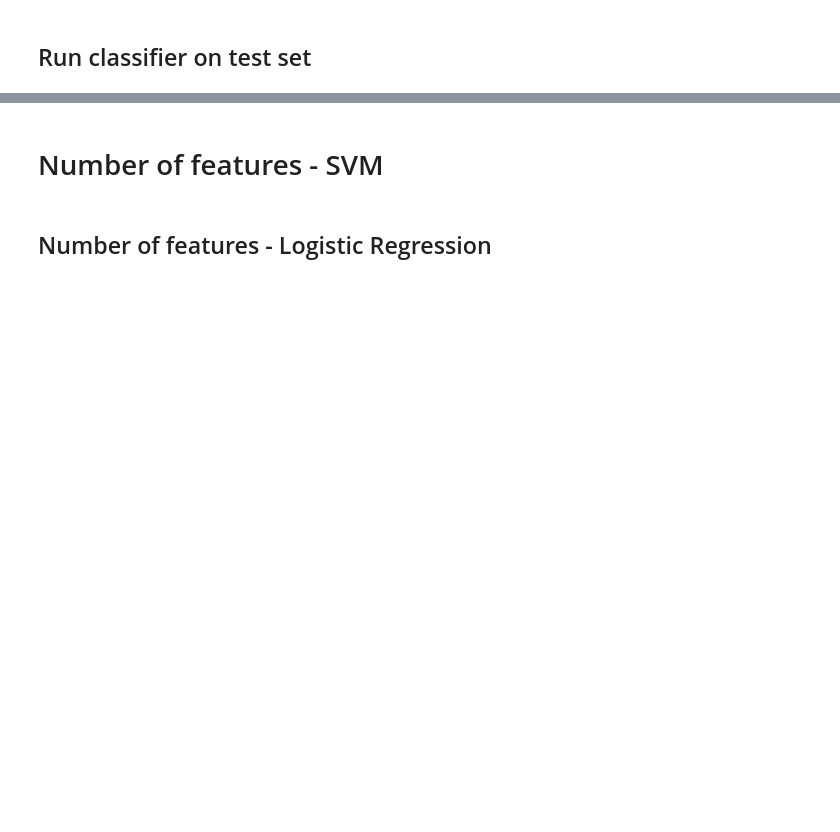
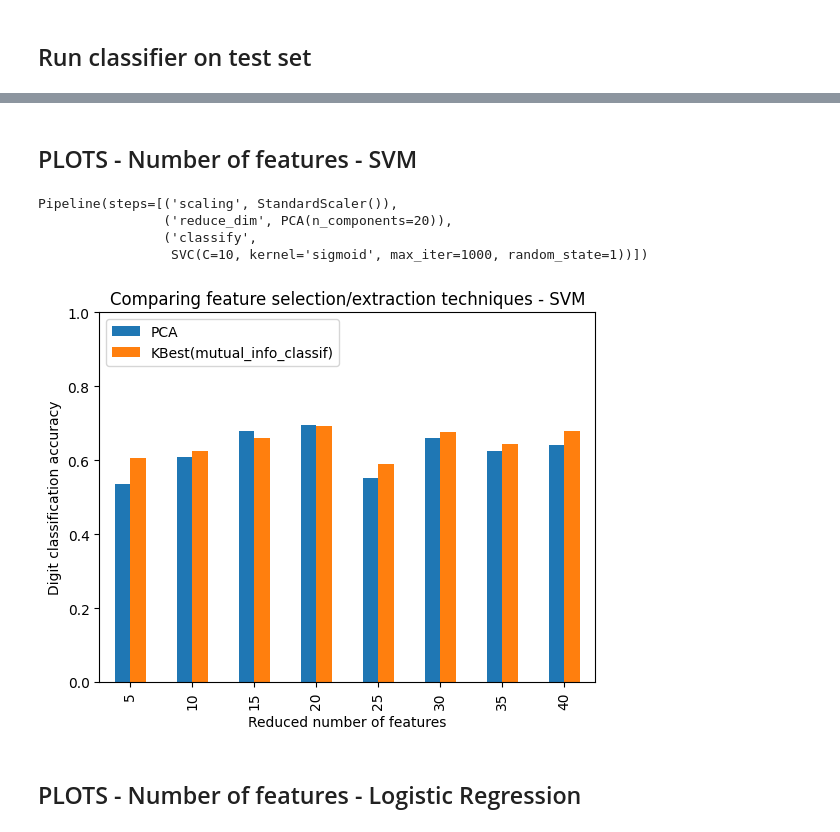
Before and after one commit to pfRijk/TM10007_ML_G1, a Jupyter notebook: assignment.ipynb, the cells around one changed output, grey strips where cells are left out. Drawn from its saved outputs; the diff is of its cells as text; code cells hidden in the pictures; blank space fills up the shorter version.

```diff
--- a/assignment.ipynb
+++ b/assignment.ipynb
@@ -338,8 +451,11 @@ plt.show()
 # %% [markdown]
-# Number of features - SVM
+## PLOTS - Number of features - SVM
 # %%
-train_sizes, train_scores, test_scores = learning_curve(estimator=pipe, X=X_valid, y=y_valid,
-                                                        train_sizes=np.linspace(0.1, 1.0, 10), n_jobs=1)
+pipe = Pipeline([
+    ('scaling', StandardScaler()),
+    ('reduce_dim', 'passthrough'),
+    ('classify', SVC(kernel='sigmoid', max_iter=1000, random_state=1))
+])
 
 N_FEATURES_OPTIONS = [5, 10, 15, 20, 25, 30, 35, 40]
 C_OPTIONS = [0.1, 1, 10, 25]
@@ -352,36 +468,42 @@ param_grid = [
     {
         'reduce_dim': [SelectKBest(mutual_info_classif)],
         'reduce_dim__k': N_FEATURES_OPTIONS,
         'classify__C': C_OPTIONS
     }
 ]
 reducer_labels = ['PCA', 'KBest(mutual_info_classif)']
 
 grid = GridSearchCV(pipe, n_jobs=1, param_grid=param_grid, scoring='accuracy')
 grid.fit(X_train, y_train)
 
 mean_scores = np.array(grid.cv_results_['mean_test_score'])
 # scores are in the order of param_grid iteration, which is alphabetical
 mean_scores = mean_scores.reshape(len(C_OPTIONS), -1, len(N_FEATURES_OPTIONS))
 # select score for best C
 mean_scores = mean_scores.max(axis=0)
 mean_scores = pd.DataFrame(
     mean_scores.T, index=N_FEATURES_OPTIONS, columns=reducer_labels
 )
 
 print(grid.best_estimator_)
 
 # plot barplot with results
 ax = mean_scores.plot.bar()
-ax.set_title("Comparing feature selection techniques - SVM")
+ax.set_title("Comparing feature selection/extraction techniques - SVM")
 ax.set_xlabel("Reduced number of features")
 ax.set_ylabel("Digit classification accuracy")
 ax.set_ylim((0, 1))
 ax.legend(loc="upper left")
 
 plt.show()
+# %% [output]
+Pipeline(steps=[('scaling', StandardScaler()),
+                ('reduce_dim', PCA(n_components=20)),
+                ('classify',
+                 SVC(C=10, kernel='sigmoid', max_iter=1000, random_state=1))])
+[figure, added]
 # %% [markdown]
-## Number of features - Logistic Regression
+## PLOTS - Number of features - Logistic Regression
 # %%
 pipe = Pipeline([
     ('scaling', StandardScaler()),
```
Also changed, not shown: parts of 23 cells of this notebook.
